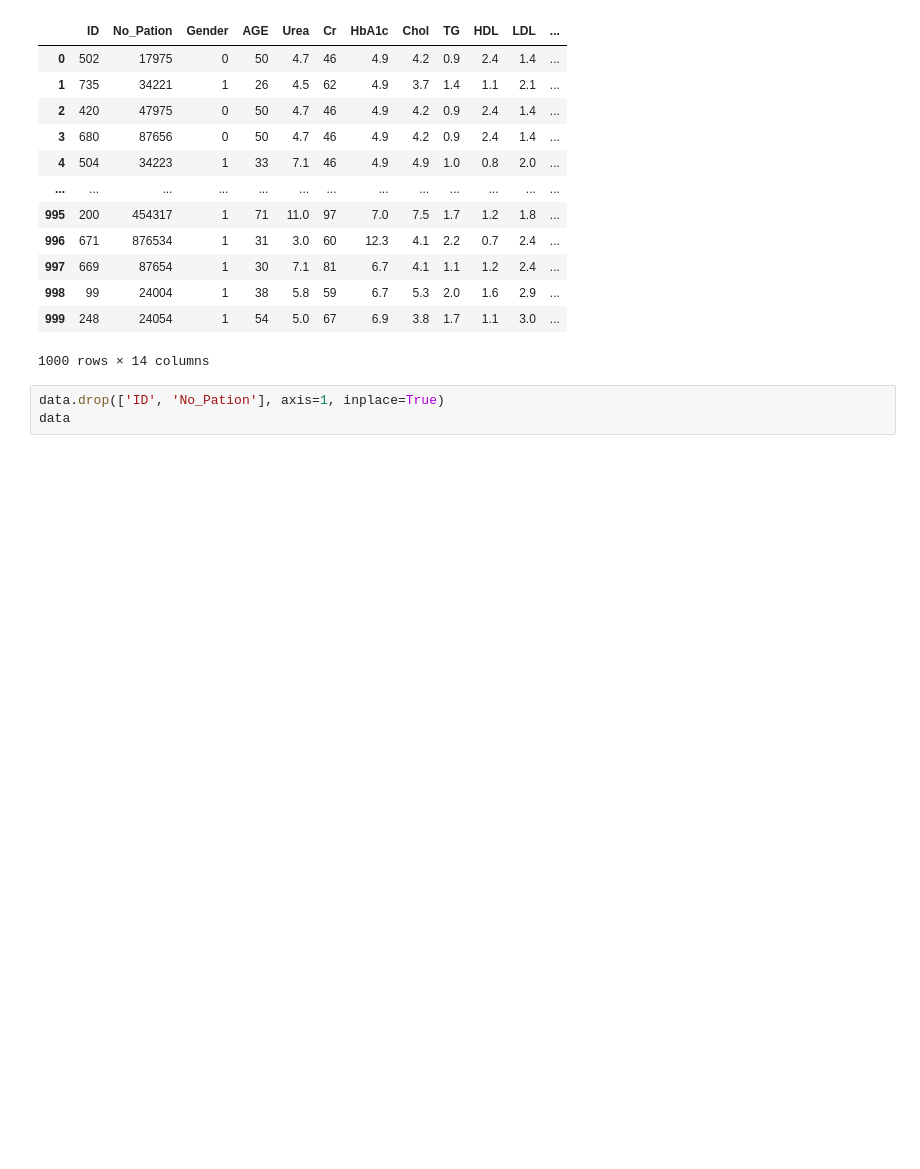
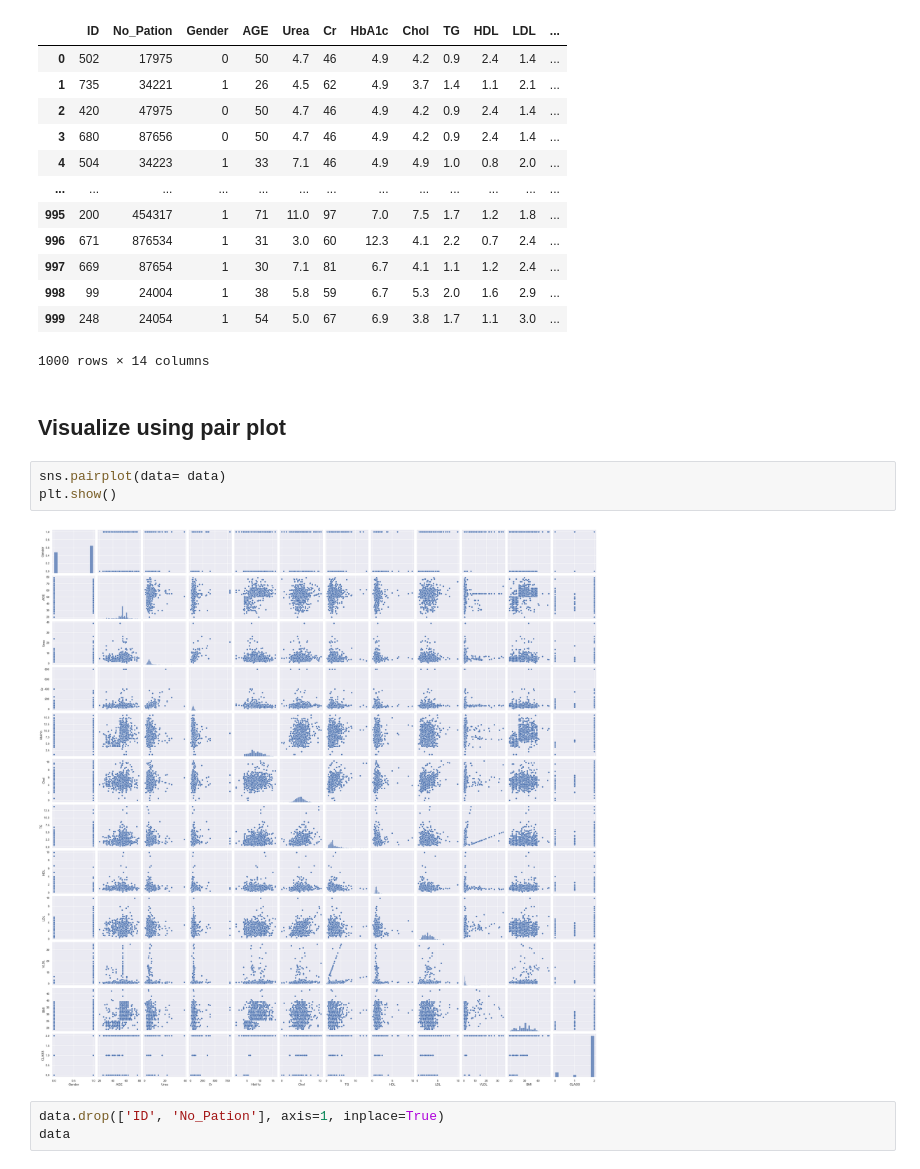
Before and after one commit to Kerolos-Noshy/Diabetes-Prediction, a Jupyter notebook: diabetes prediction.ipynb, the cells around one changed output. Drawn from its saved outputs; the diff is of its cells as text; blank space fills up the shorter version.

Commit message:
use pair plot to visualize

```diff
--- a/diabetes prediction.ipynb
+++ b/diabetes prediction.ipynb
@@ -251,6 +251,13 @@ data
 | 998 | 99 | 24004 | 1 | 38 | 5.8 | 59 | 6.7 | 5.3 | 2.0 | 1.6 | 2.9 | ... |
 | 999 | 248 | 24054 | 1 | 54 | 5.0 | 67 | 6.9 | 3.8 | 1.7 | 1.1 | 3.0 | ... |
 1000 rows × 14 columns
+# %% [markdown]
+## Visualize using pair plot
+# %%
+sns.pairplot(data= data)
+plt.show()
+# %% [output]
+[figure, added]
 # %%
 data.drop(['ID', 'No_Pation'], axis=1, inplace=True)
 data
```
